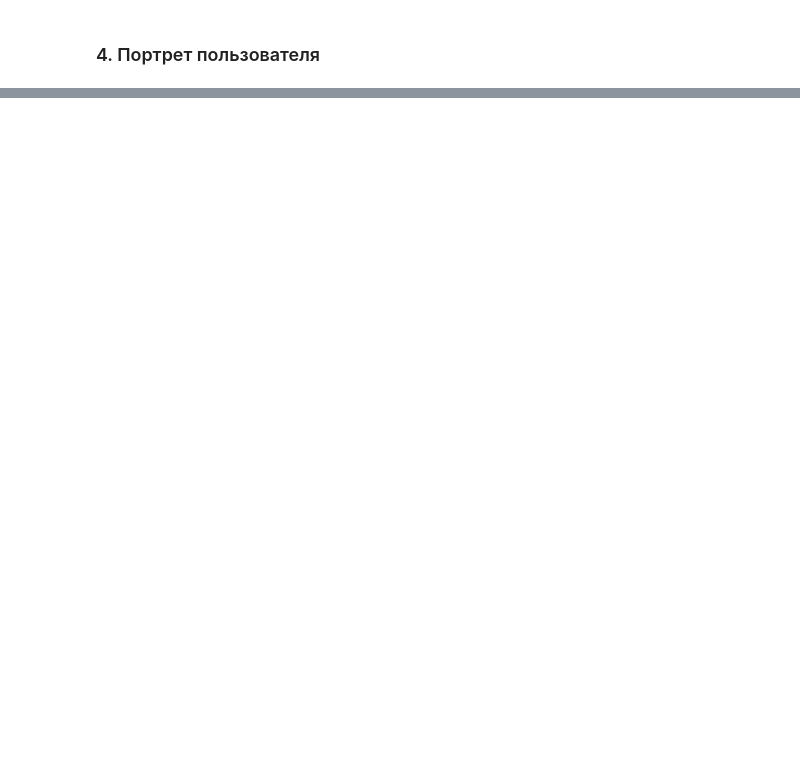
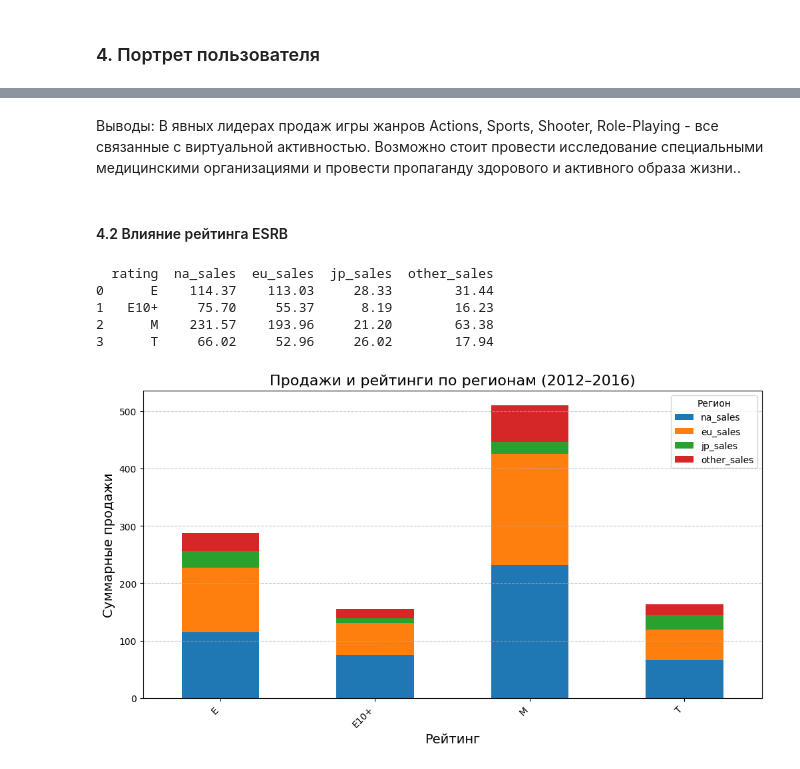
Before and after one commit to eugenii/data_sciencse, a Jupyter notebook: sprint_09_Сборный_проект_1/sbornii_1.ipynb, the cells around one changed output, grey strips where cells are left out. Cells and saved outputs as stored; diff of their text form; code cells hidden in the pictures; blank space fills up the shorter version.

```diff
--- a/sprint_09_Сборный_проект_1/sbornii_1.ipynb
+++ b/sprint_09_Сборный_проект_1/sbornii_1.ipynb
@@ -651,0 +759,35 @@ plt.show()
+# %% [markdown]
+Выводы:
+В явных лидерах продаж игры жанров  Actions, Sports, Shooter, Role-Playing - все связанные с виртуальной активностью. Возможно стоит провести исследование специальными медицинскими организациями и провести пропаганду здорового и активного образа жизни..
+# %% [markdown]
+#### 4.2 Влияние рейтинга ESRB
+# %%
+# Группировка по рейтингам и вычисление суммарных продаж для каждого региона
+rating_sales = filtered_data.groupby('rating').agg({
+    'na_sales': 'sum',
+    'eu_sales': 'sum',
+    'jp_sales': 'sum',
+    'other_sales': 'sum'
+}).reset_index()
+
+# Вывод результата
+print(rating_sales)
+
+# Визуализация
+rating_sales.set_index('rating').plot(kind='bar', stacked=True, figsize=(12, 6))
+
+# Настройка графика
+plt.title('Продажи и рейтинги по регионам (2012–2016)', fontsize=16)
+plt.xlabel('Рейтинг', fontsize=14)
+plt.ylabel('Суммарные продажи', fontsize=14)
+plt.xticks(rotation=45, ha='right')
+plt.grid(axis='y', linestyle='--', alpha=0.7)
+plt.legend(title='Регион')
+plt.show()
+# %% [output]
+  rating  na_sales  eu_sales  jp_sales  other_sales
+0      E    114.37    113.03     28.33        31.44
+1   E10+     75.70     55.37      8.19        16.23
+2      M    231.57    193.96     21.20        63.38
+3      T     66.02     52.96     26.02        17.94
+[figure, added]
```
Also changed, not shown: parts of 36 cells of this notebook, 2 other files.
